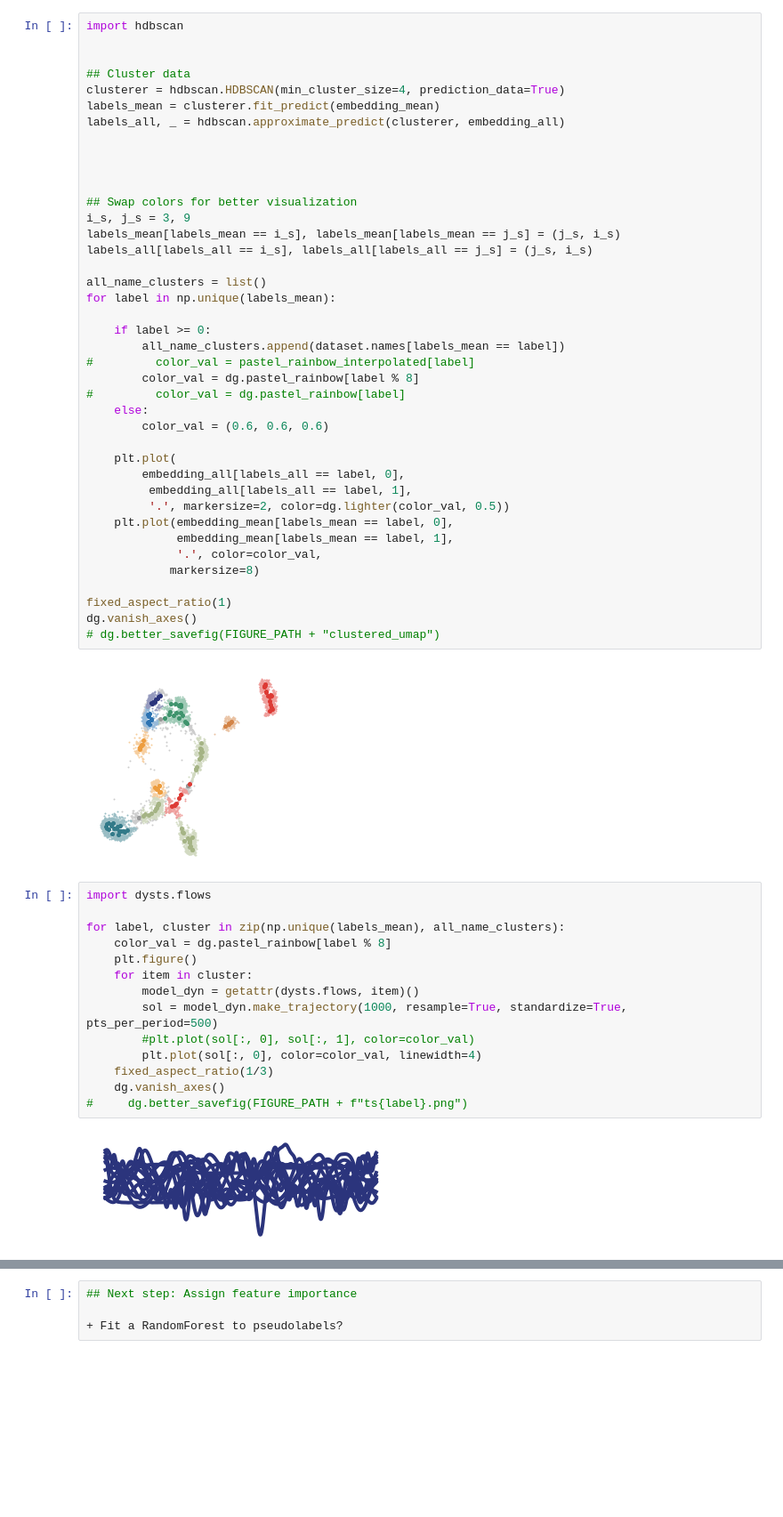
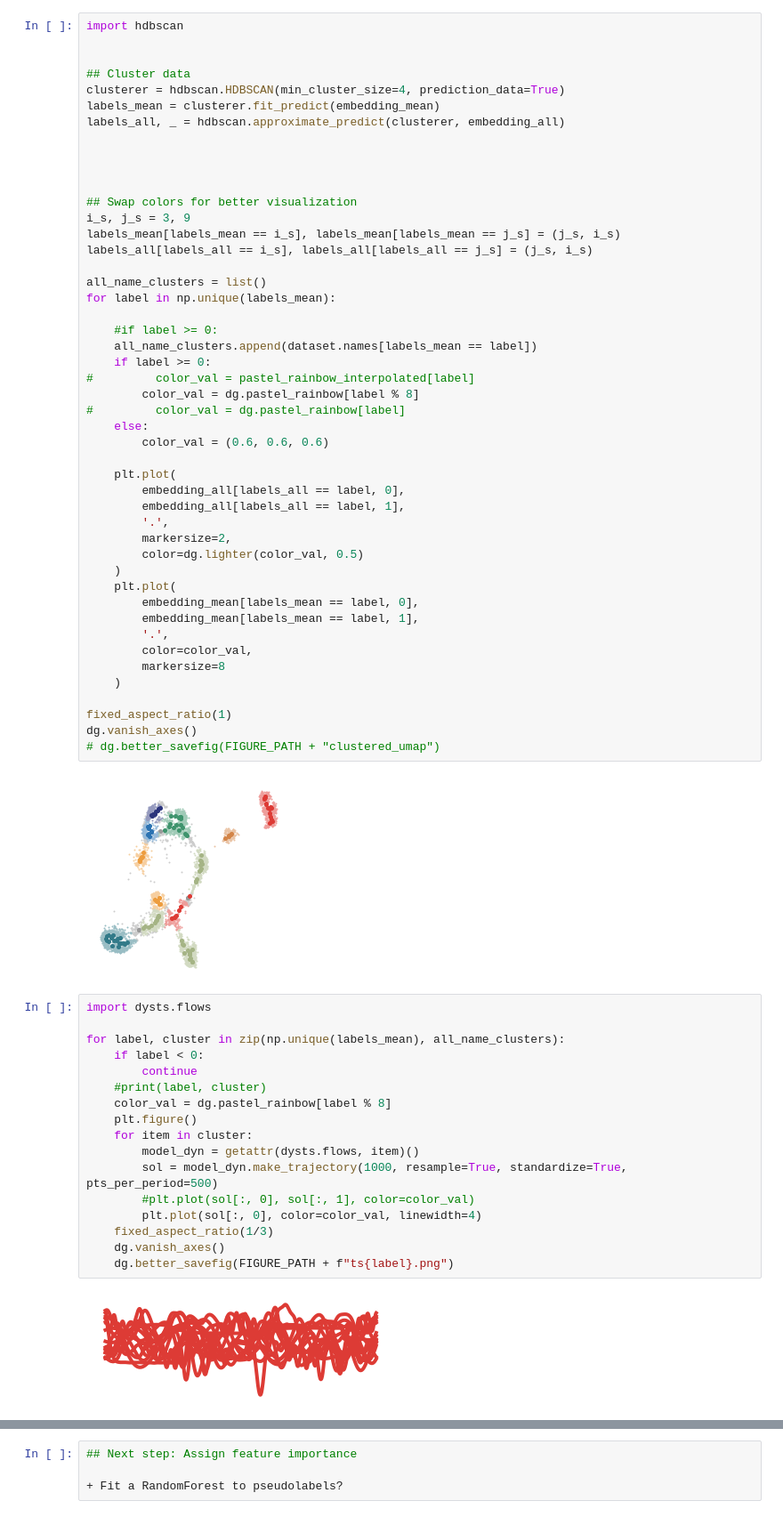
Before and after one commit to williamgilpin/dysts, a Jupyter notebook: descriptive_statistics.ipynb, the cells around one changed output, grey strips where cells are left out. Shown: that part at 89% size. Cells and saved outputs as stored; diff of their text form; blank space fills up the shorter version.

```diff
--- a/descriptive_statistics.ipynb
+++ b/descriptive_statistics.ipynb
@@ -161,8 +161,9 @@ labels_all[labels_all == i_s], labels_all[labels_all == j_s] = (j_s, i_s)
 all_name_clusters = list()
 for label in np.unique(labels_mean):
 
+    #if label >= 0:
+    all_name_clusters.append(dataset.names[labels_mean == label])
     if label >= 0:
-        all_name_clusters.append(dataset.names[labels_mean == label])
 #         color_val = pastel_rainbow_interpolated[label]
         color_val = dg.pastel_rainbow[label % 8]
 #         color_val = dg.pastel_rainbow[label]
@@ -171,12 +172,18 @@ for label in np.unique(labels_mean):
 
     plt.plot(
         embedding_all[labels_all == label, 0],
-         embedding_all[labels_all == label, 1],
-         '.', markersize=2, color=dg.lighter(color_val, 0.5))
-    plt.plot(embedding_mean[labels_mean == label, 0],
-             embedding_mean[labels_mean == label, 1],
-             '.', color=color_val,
-            markersize=8)
+        embedding_all[labels_all == label, 1],
+        '.',
+        markersize=2,
+        color=dg.lighter(color_val, 0.5)
+    )
+    plt.plot(
+        embedding_mean[labels_mean == label, 0],
+        embedding_mean[labels_mean == label, 1],
+        '.',
+        color=color_val,
+        markersize=8
+    )
 
 fixed_aspect_ratio(1)
 dg.vanish_axes()
@@ -186,16 +193,19 @@ dg.vanish_axes()
 # %%
 import dysts.flows
 
 for label, cluster in zip(np.unique(labels_mean), all_name_clusters):
+    if label < 0:
+        continue
+    #print(label, cluster)
     color_val = dg.pastel_rainbow[label % 8]
     plt.figure()
     for item in cluster:
         model_dyn = getattr(dysts.flows, item)()
         sol = model_dyn.make_trajectory(1000, resample=True, standardize=True, pts_per_period=500)
         #plt.plot(sol[:, 0], sol[:, 1], color=color_val)
         plt.plot(sol[:, 0], color=color_val, linewidth=4)
     fixed_aspect_ratio(1/3)
     dg.vanish_axes()
-#     dg.better_savefig(FIGURE_PATH + f"ts{label}.png")
+    dg.better_savefig(FIGURE_PATH + f"ts{label}.png")
 # %% [output]
-[figure, old version]
+[figure, new version]
```
Also changed, not shown: parts of 7 cells of this notebook, 6 other files.
